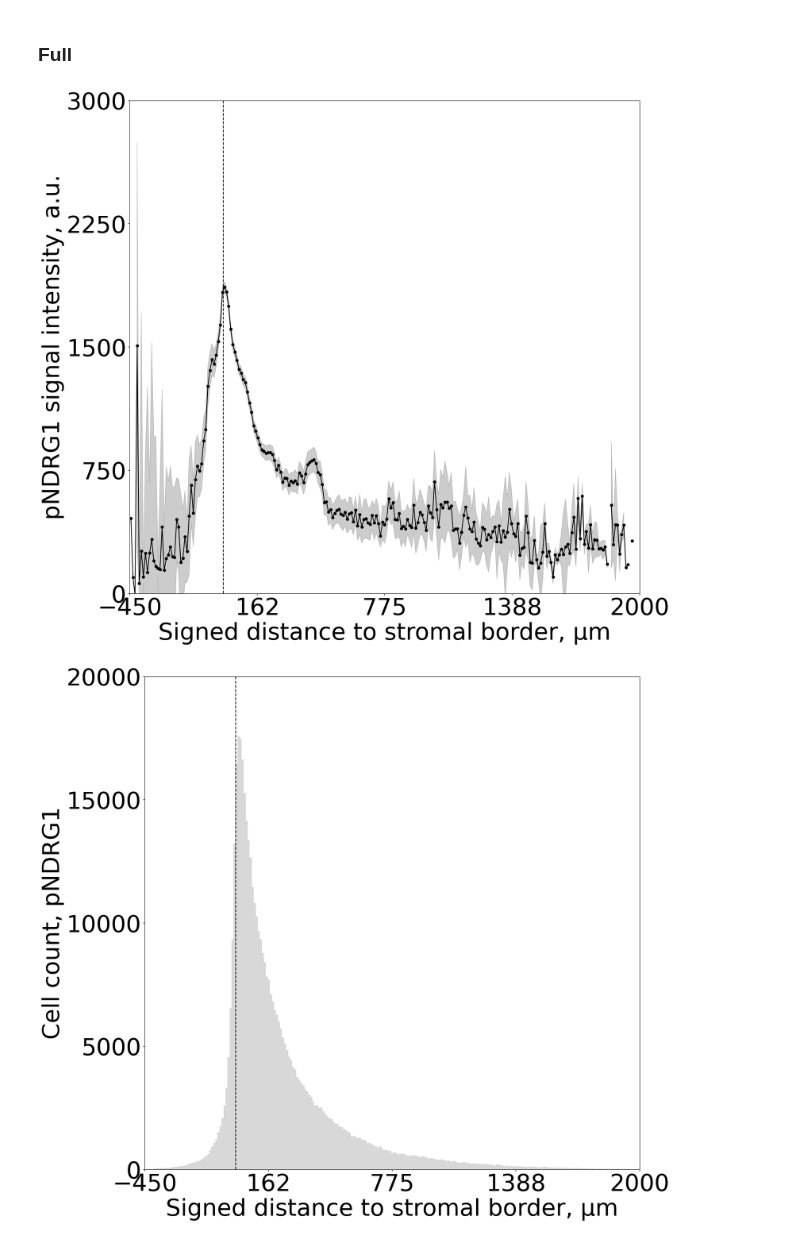
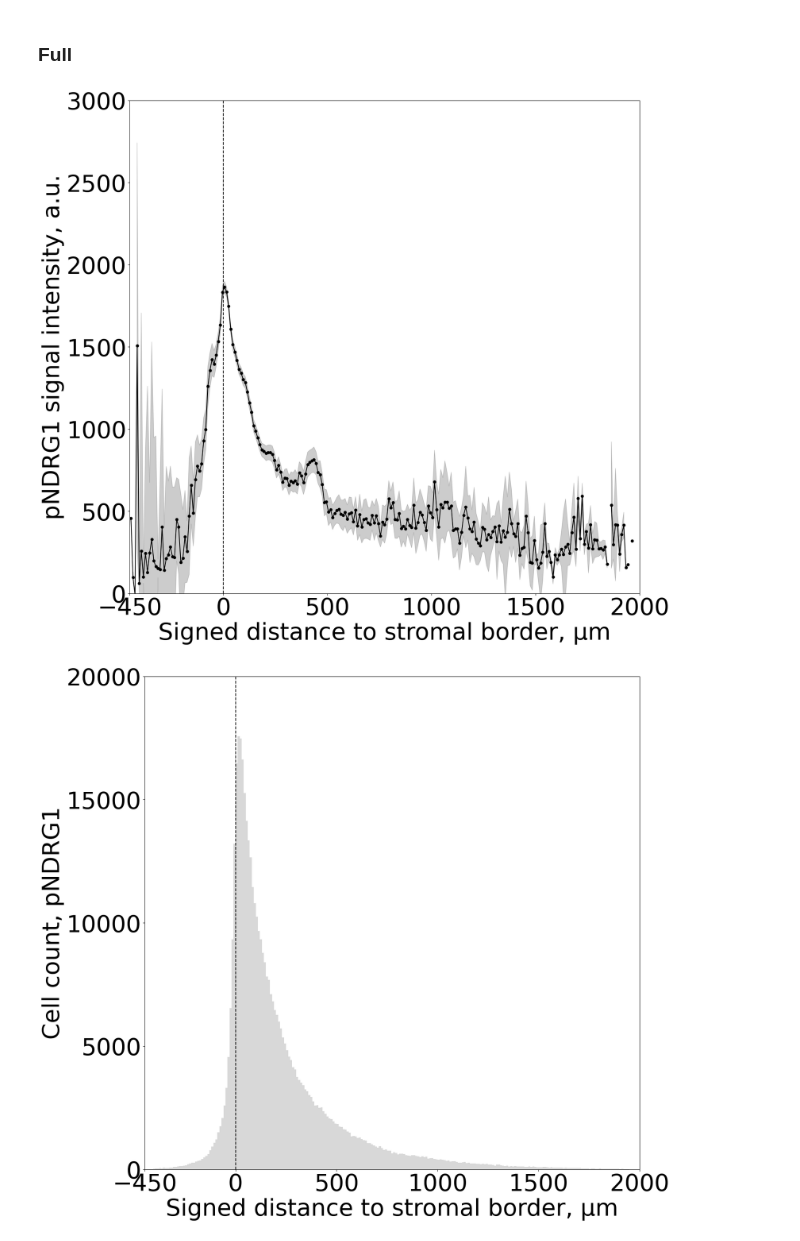
Before and after one commit to HMS-IAC/stroma-spatial-analysis-web, a Jupyter notebook: analysis/AsPC_NDRG1/20250327_pndrg1_spatial.ipynb, the cells around one changed output. Saved outputs shown, nothing was run; the diff lists cells and outputs as text; code cells hidden in the pictures.

```diff
--- a/analysis/AsPC_NDRG1/20250327_pndrg1_spatial.ipynb
+++ b/analysis/AsPC_NDRG1/20250327_pndrg1_spatial.ipynb
@@ -363,37 +363,37 @@ plt.xlabel(r'Signed distance to stromal border, µm', color='black', fontsize=45
 plt.tick_params(axis='both', labelsize=45)
 
 # Set axis range and define 5 evenly spaced ticks
-xticks = np.linspace(min_dist, max_dist, 5)
+xticks = np.array([-450, 0, 500, 1000, 1500, 2000])
 plt.xticks(xticks)
-yticks = np.linspace(0, 3000, 5)
+yticks = np.array([0, 500, 1000, 1500, 2000, 2500, 3000])
 plt.yticks(yticks)
 
 plt.tight_layout()
 plt.savefig(f"{output_path}/20252803_pNDRG1_full_spatial_intensity", dpi=300, transparent=False)
 plt.show()
 plt.close()
 
 
 plt.figure(figsize=(17, 15))
 plt.xlim([min_dist, max_dist])
 plt.ylabel(r'Cell count, pNDRG1', color='black', fontsize=45)
 plt.axvline(x=0, ls='--', color='black')
 plt.bar(bin_midpoints_1, combined_count, color='grey', width=bin_size, align='center', alpha=0.3, label='pNDRG1+') # color='#f781bf'
 # plt.bar(bin_midpoints_2, num_data_points_2.values, color='#377eb8', width=bin_size, align='center', alpha=0.3, label='Ki67-')
 plt.ylim([0, None])
 plt.xlabel(r'Signed distance to stromal border, µm', color='black', fontsize=45)
 plt.tick_params(axis='both', labelsize=45)
 
 # Set axis range and define 5 evenly spaced ticks
-xticks = np.linspace(min_dist, max_dist, 5)
+xticks = np.array([-450, 0, 500, 1000, 1500, 2000])
 plt.xticks(xticks)
-yticks = np.linspace(0, 20000, 5)
+yticks = np.array([0, 5000, 10000, 15000, 20000])
 plt.yticks(yticks)
 
 plt.tight_layout()
 plt.savefig(f"{output_path}/20252803_pNDRG1_full_spatial_cell_count", dpi=300, transparent=False)
 plt.show()
 plt.close()
 # %% [output]
-[figure, old version]
+[figure, new version]
-[figure, old version]
+[figure, new version]
```
Also changed, not shown: 1 other file.
